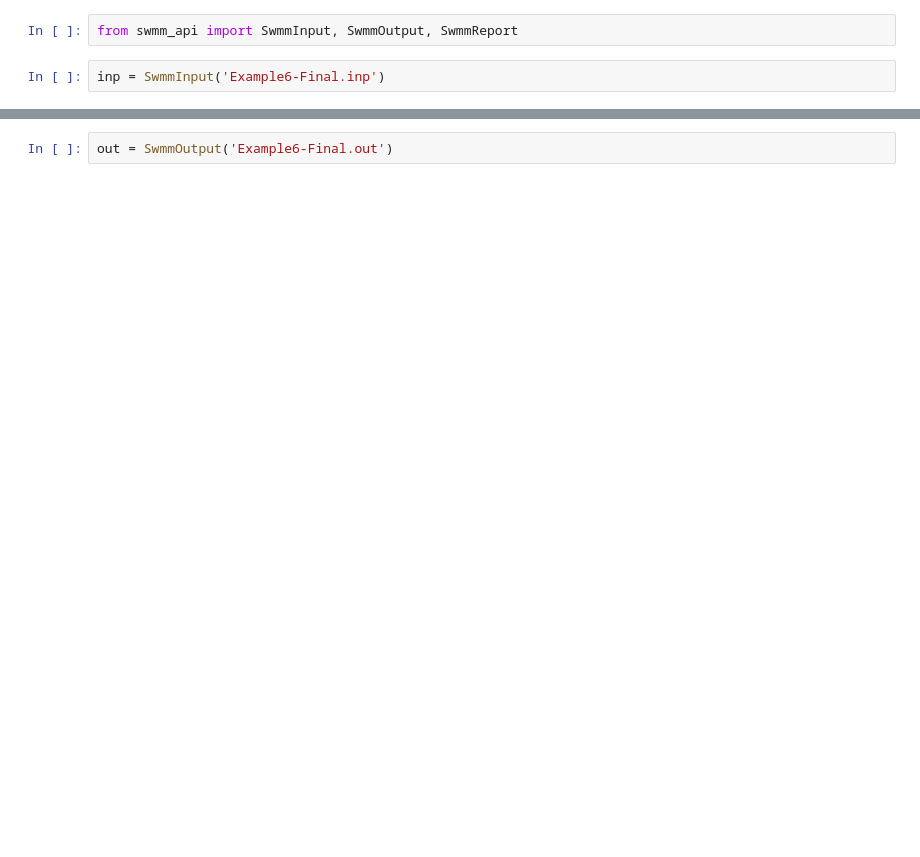
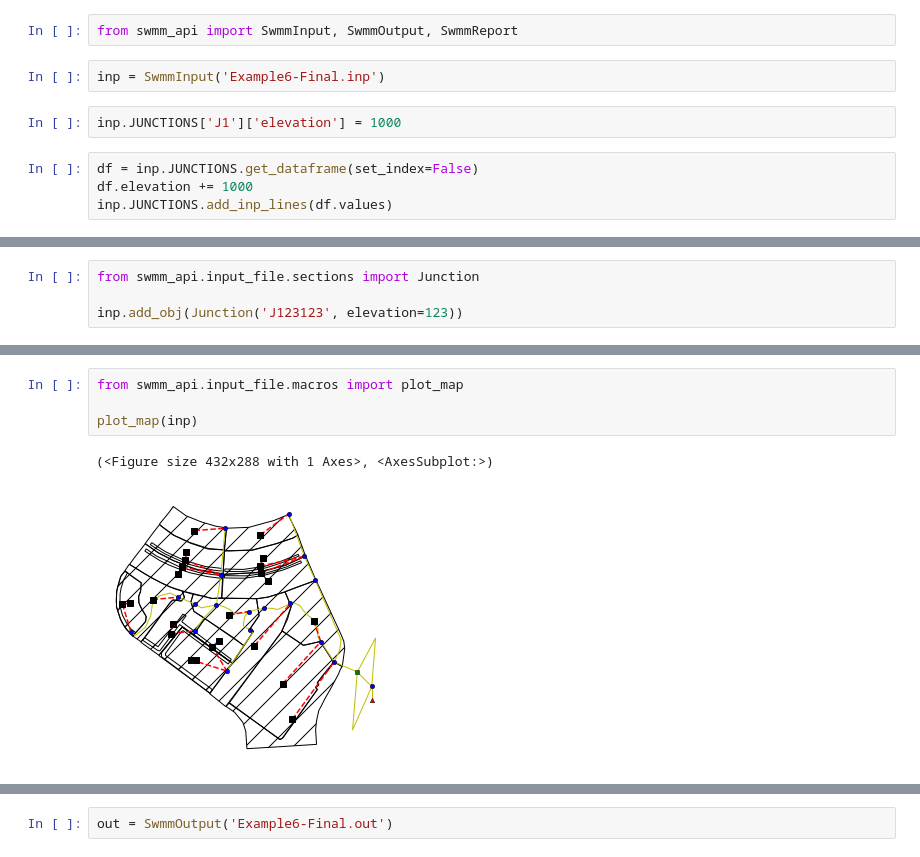
Before and after one commit to sergiobpapplus/custom_swmm_api, a Jupyter notebook: examples/spn10/swmm_files_reader.ipynb, the cells around one changed output, grey strips where cells are left out. Saved outputs shown, nothing was run; the diff lists cells and outputs as text; blank space fills up the shorter version.

```diff
--- a/examples/spn10/swmm_files_reader.ipynb
+++ b/examples/spn10/swmm_files_reader.ipynb
@@ -4,3 +2,9 @@
 from swmm_api import SwmmInput, SwmmOutput, SwmmReport
 # %%
 inp = SwmmInput('Example6-Final.inp')
+# %%
+inp.JUNCTIONS['J1']['elevation'] = 1000
+# %%
+df = inp.JUNCTIONS.get_dataframe(set_index=False)
+df.elevation += 1000
+inp.JUNCTIONS.add_inp_lines(df.values)
@@ -6,0 +50,4 @@ inp = SwmmInput('Example6-Final.inp')
+# %%
+from swmm_api.input_file.sections import Junction
+
+inp.add_obj(Junction('J123123', elevation=123))
@@ -6,0 +98,7 @@ inp = SwmmInput('Example6-Final.inp')
+# %%
+from swmm_api.input_file.macros import plot_map
+
+plot_map(inp)
+# %% [output]
+(<Figure size 432x288 with 1 Axes>, <AxesSubplot:>)
+[figure, added]
```
Also changed, not shown: parts of 11 cells of this notebook, 4 other files.
